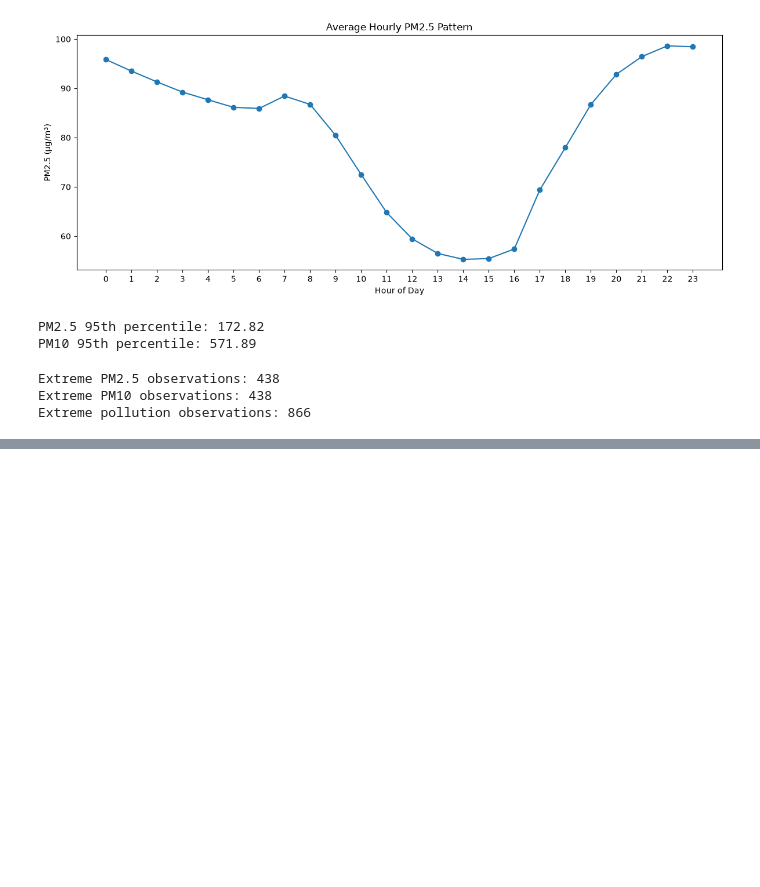
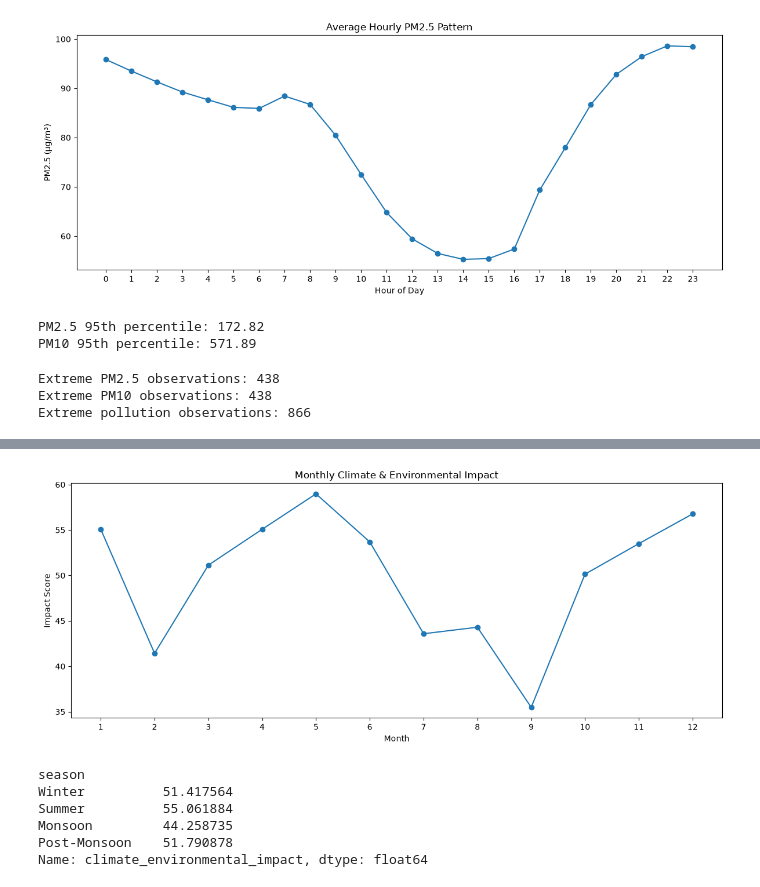
Before and after one commit to singhofficialsidharth-rgb/climate-impact-dashboard, a Jupyter notebook: notebooks/06_climate_impact_analysis.ipynb, the cells around one changed output, grey strips where cells are left out. Cells and saved outputs as stored; diff of their text form; code cells hidden in the pictures; blank space fills up the shorter version.

```diff
--- a/notebooks/06_climate_impact_analysis.ipynb
+++ b/notebooks/06_climate_impact_analysis.ipynb
@@ -380,0 +525,46 @@ Extreme pollution observations: 866
+# %%
+monthly_impact = (
+    df.groupby("month")[
+        "climate_environmental_impact"
+    ]
+    .mean()
+)
+
+plt.figure(figsize=(12, 5))
+
+plt.plot(
+    monthly_impact.index,
+    monthly_impact.values,
+    marker="o"
+)
+
+plt.title(
+    "Monthly Climate & Environmental Impact"
+)
+
+plt.xlabel("Month")
+plt.ylabel("Impact Score")
+
+plt.xticks(range(1, 13))
+
+plt.tight_layout()
+plt.show()
+# %% [output]
+[figure, added]
+# %%
+seasonal_impact = (
+    df.groupby("season")[
+        "climate_environmental_impact"
+    ]
+    .mean()
+    .reindex(season_order)
+)
+
+seasonal_impact
+# %% [output]
+season
+Winter          51.417564
+Summer          55.061884
+Monsoon         44.258735
+Post-Monsoon    51.790878
+Name: climate_environmental_impact, dtype: float64
```
Also changed, not shown: parts of 13 cells of this notebook, 3 other files.
